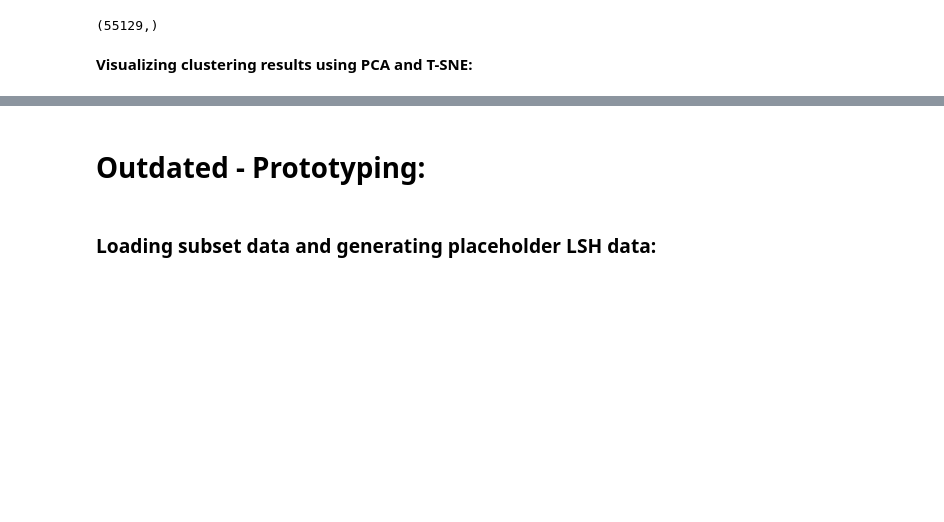
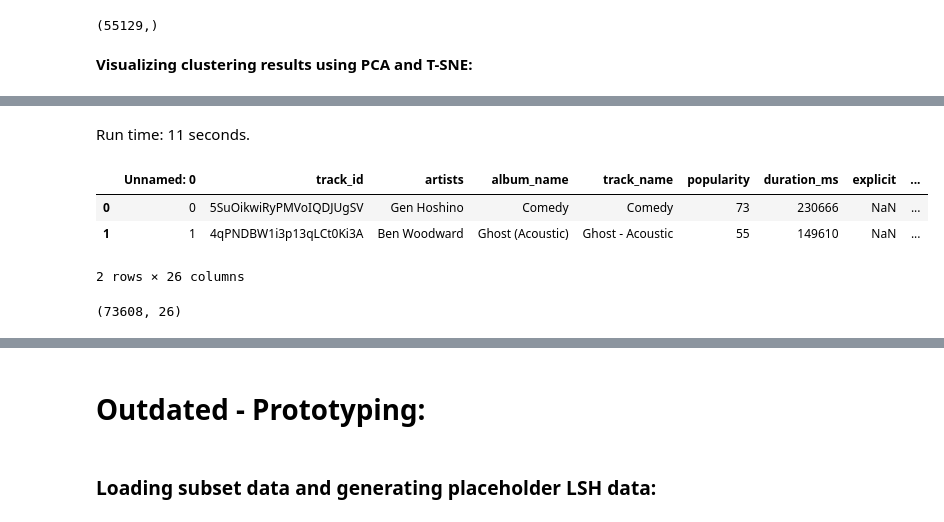
Before and after one commit to adamajane/computational-tools-for-data-science-02807-project, a Jupyter notebook: 3-recommendation-search/3.ipynb, the cells around one changed output, grey strips where cells are left out. Saved outputs shown, nothing was run; the diff lists cells and outputs as text; code cells hidden in the pictures; blank space fills up the shorter version.

```diff
--- a/3-recommendation-search/3.ipynb
+++ b/3-recommendation-search/3.ipynb
@@ -314,0 +262,13 @@ ValueError: 'c' argument has 55129 elements, which is inconsistent with 'x' and
+# %% [markdown]
+Run time: 11 seconds.
+# %%
+df_main.head(2)
+# %% [output]
+|  | Unnamed: 0 | track_id | artists | album_name | track_name | popularity | duration_ms | explicit | ... |
+| 0 | 0 | 5SuOikwiRyPMVoIQDJUgSV | Gen Hoshino | Comedy | Comedy | 73 | 230666 | NaN | ... |
+| 1 | 1 | 4qPNDBW1i3p13qLCt0Ki3A | Ben Woodward | Ghost (Acoustic) | Ghost - Acoustic | 55 | 149610 | NaN | ... |
+2 rows × 26 columns
+# %%
+df_main.shape
+# %% [output]
+(73608, 26)
```
Also changed, not shown: parts of 20 cells of this notebook, 3 other files.
